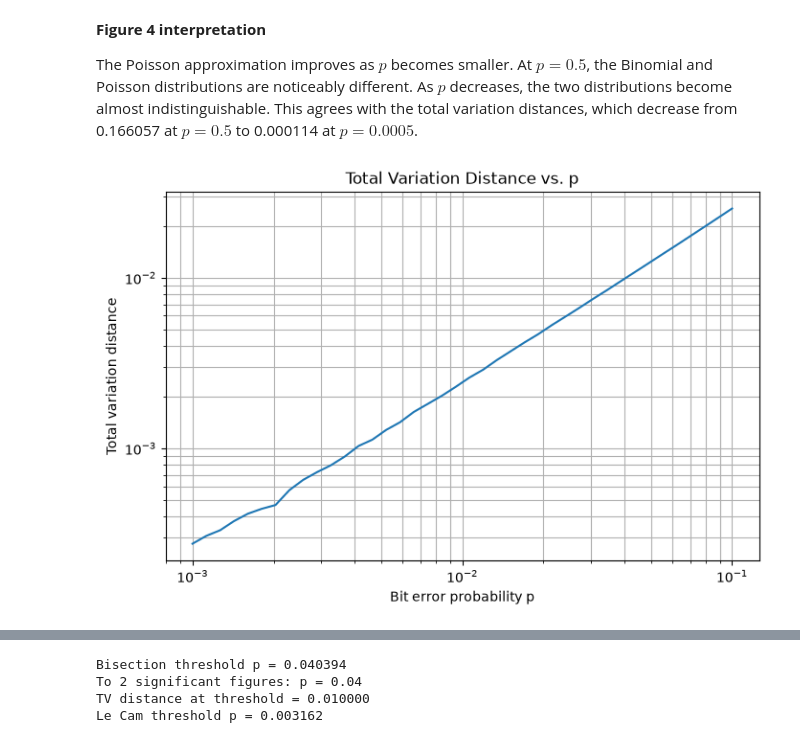
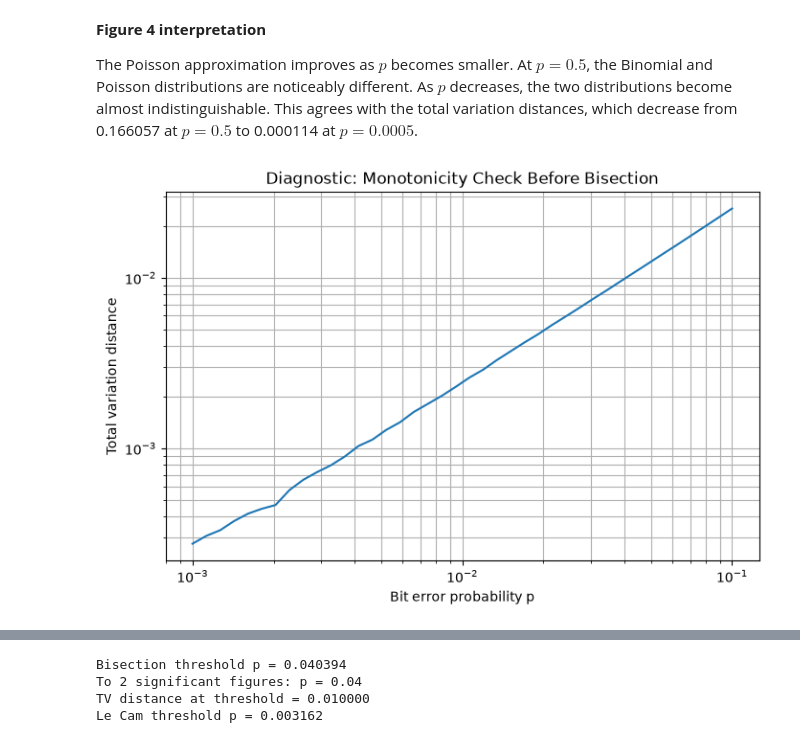
Before and after one commit to ludypalacios/mp1, a Jupyter notebook: mp1.ipynb, the cells around one changed output, grey strips where cells are left out. Cells and saved outputs as stored; diff of their text form; code cells hidden in the pictures.

```diff
--- a/mp1.ipynb
+++ b/mp1.ipynb
@@ -1175,20 +1167,20 @@ def binomial_poisson_tv(p, n=1000):
 # %%
 # Check that total variation increases with p
 
 p_check = np.logspace(-3, -1, 40)
 
 tv_check = np.array([
     binomial_poisson_tv(p) for p in p_check
 ])
 
 plt.figure(figsize=(8, 5))
 plt.loglog(p_check, tv_check)
 
 plt.xlabel("Bit error probability p")
 plt.ylabel("Total variation distance")
-plt.title("Total Variation Distance vs. p")
+plt.title("Diagnostic: Monotonicity Check Before Bisection")
 plt.grid(True, which="both")
 
 plt.show()
 # %% [output]
-[figure, old version]
+[figure, new version]
```
Also changed, not shown: parts of 46 cells of this notebook.
